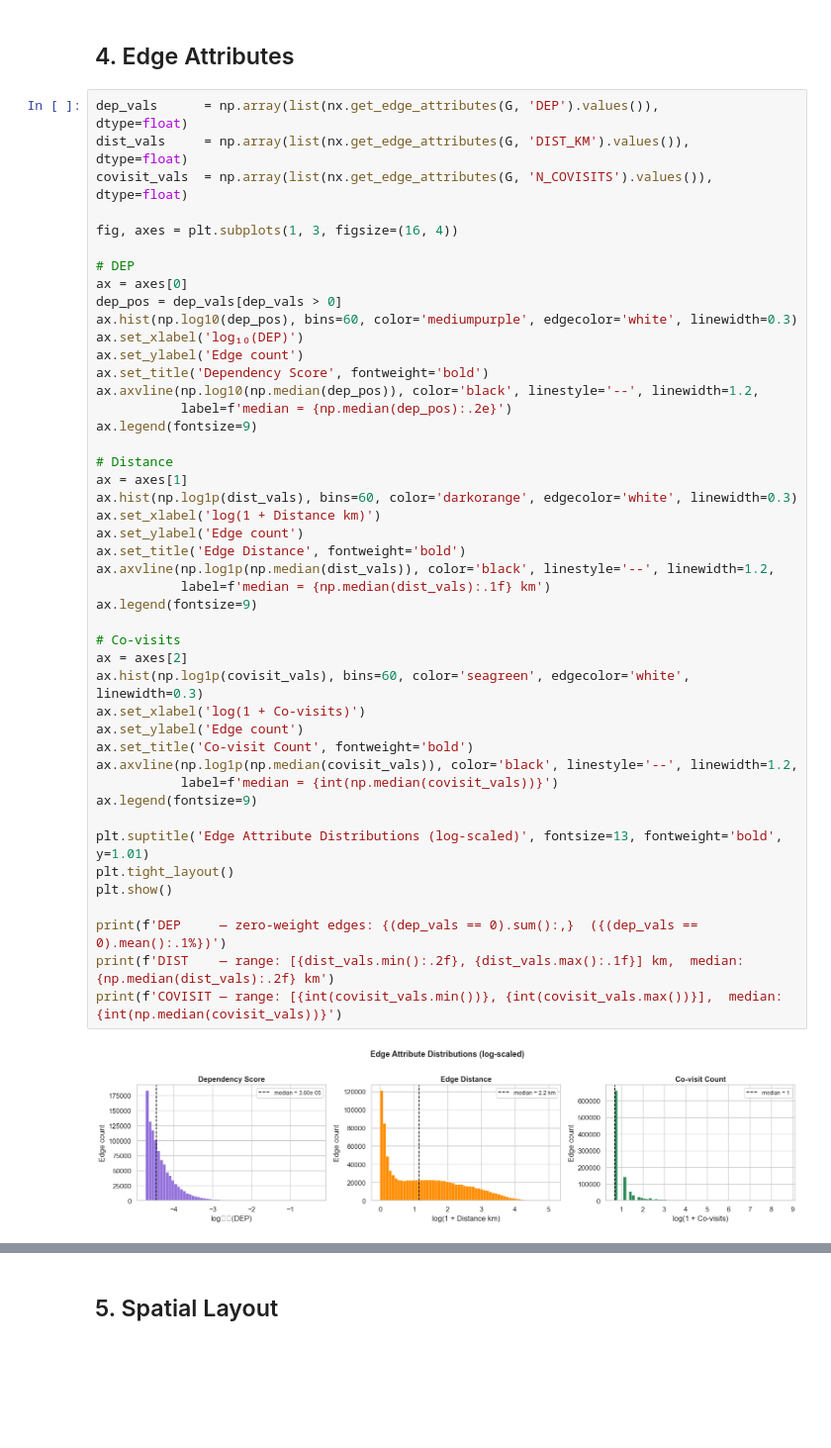
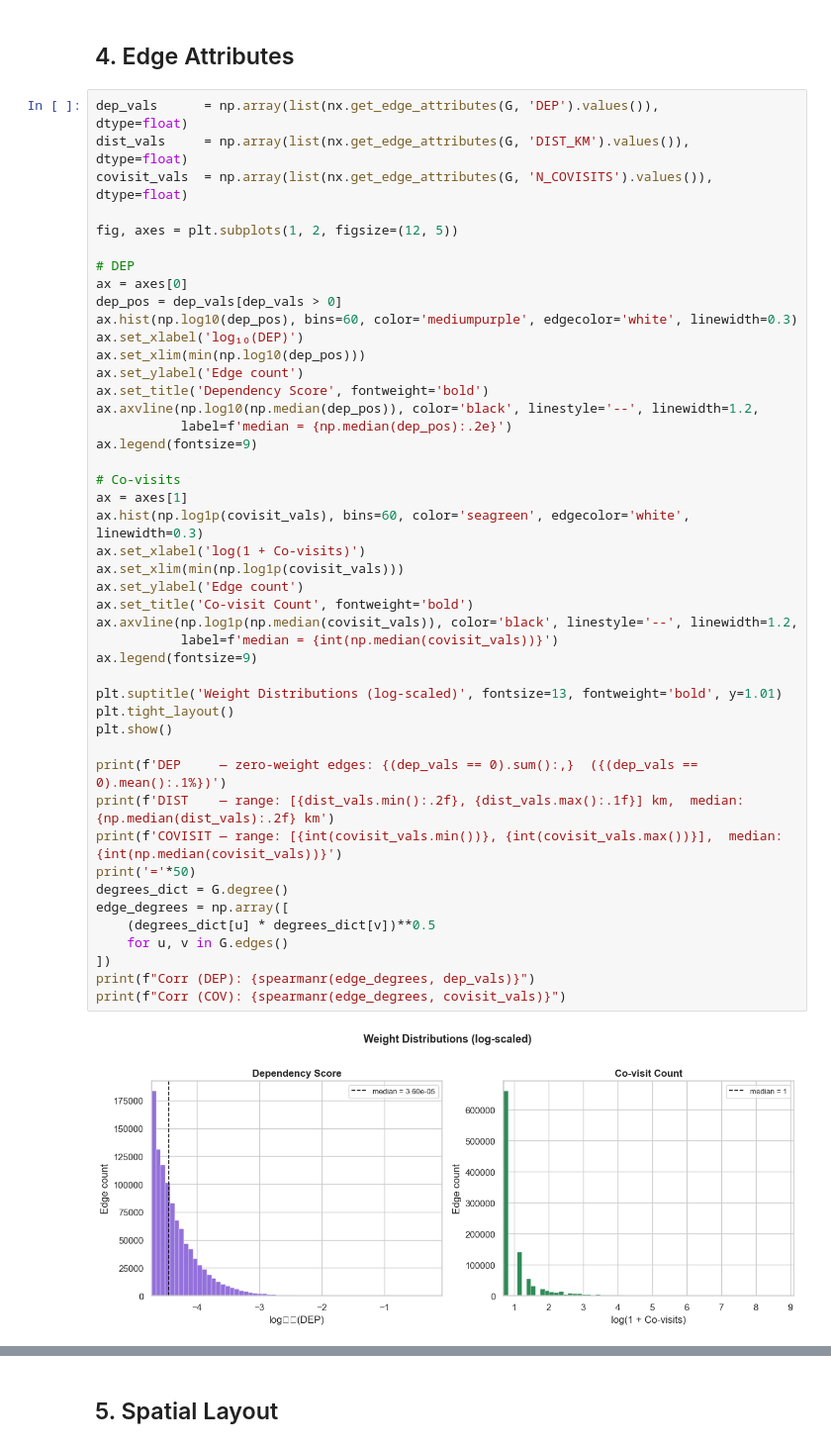
Before and after one commit to caleb-chandler/dependency-link-prediction, a Jupyter notebook: network-analysis.ipynb, the cells around one changed output, grey strips where cells are left out. Shown at 99% size. Drawn from its saved outputs; the diff is of its cells as text; blank space fills up the shorter version.

```diff
--- a/network-analysis.ipynb
+++ b/network-analysis.ipynb
@@ -194,48 +242,48 @@ dep_vals      = np.array(list(nx.get_edge_attributes(G, 'DEP').values()),
 dist_vals     = np.array(list(nx.get_edge_attributes(G, 'DIST_KM').values()),    dtype=float)
 covisit_vals  = np.array(list(nx.get_edge_attributes(G, 'N_COVISITS').values()), dtype=float)
 
-fig, axes = plt.subplots(1, 3, figsize=(16, 4))
+fig, axes = plt.subplots(1, 2, figsize=(12, 5))
 
 # DEP
 ax = axes[0]
 dep_pos = dep_vals[dep_vals > 0]
 ax.hist(np.log10(dep_pos), bins=60, color='mediumpurple', edgecolor='white', linewidth=0.3)
 ax.set_xlabel('log₁₀(DEP)')
+ax.set_xlim(min(np.log10(dep_pos)))
 ax.set_ylabel('Edge count')
 ax.set_title('Dependency Score', fontweight='bold')
 ax.axvline(np.log10(np.median(dep_pos)), color='black', linestyle='--', linewidth=1.2,
            label=f'median = {np.median(dep_pos):.2e}')
 ax.legend(fontsize=9)
 
-# Distance
+# Co-visits
 ax = axes[1]
-ax.hist(np.log1p(dist_vals), bins=60, color='darkorange', edgecolor='white', linewidth=0.3)
-ax.set_xlabel('log(1 + Distance km)')
-ax.set_ylabel('Edge count')
-ax.set_title('Edge Distance', fontweight='bold')
-ax.axvline(np.log1p(np.median(dist_vals)), color='black', linestyle='--', linewidth=1.2,
-           label=f'median = {np.median(dist_vals):.1f} km')
-ax.legend(fontsize=9)
-
-# Co-visits
-ax = axes[2]
 ax.hist(np.log1p(covisit_vals), bins=60, color='seagreen', edgecolor='white', linewidth=0.3)
 ax.set_xlabel('log(1 + Co-visits)')
+ax.set_xlim(min(np.log1p(covisit_vals)))
 ax.set_ylabel('Edge count')
 ax.set_title('Co-visit Count', fontweight='bold')
 ax.axvline(np.log1p(np.median(covisit_vals)), color='black', linestyle='--', linewidth=1.2,
            label=f'median = {int(np.median(covisit_vals))}')
 ax.legend(fontsize=9)
 
-plt.suptitle('Edge Attribute Distributions (log-scaled)', fontsize=13, fontweight='bold', y=1.01)
+plt.suptitle('Weight Distributions (log-scaled)', fontsize=13, fontweight='bold', y=1.01)
 plt.tight_layout()
 plt.show()
 
 print(f'DEP     — zero-weight edges: {(dep_vals == 0).sum():,}  ({(dep_vals == 0).mean():.1%})')
 print(f'DIST    — range: [{dist_vals.min():.2f}, {dist_vals.max():.1f}] km,  median: {np.median(dist_vals):.2f} km')
 print(f'COVISIT — range: [{int(covisit_vals.min())}, {int(covisit_vals.max())}],  median: {int(np.median(covisit_vals))}')
+print('='*50)
+degrees_dict = G.degree()
+edge_degrees = np.array([
+    (degrees_dict[u] * degrees_dict[v])**0.5
+    for u, v in G.edges()
+])
+print(f"Corr (DEP): {spearmanr(edge_degrees, dep_vals)}")
+print(f"Corr (COV): {spearmanr(edge_degrees, covisit_vals)}")
 # %% [output]
-[figure, old version]
+[figure, new version]
 DEP     — zero-weight edges: 0  (0.0%)
 DIST    — range: [0.00, 162.8] km,  median: 2.18 km
 COVISIT — range: [1, 6020],  median: 1
```
Also changed, not shown: parts of 5 cells of this notebook, 3 other files.
